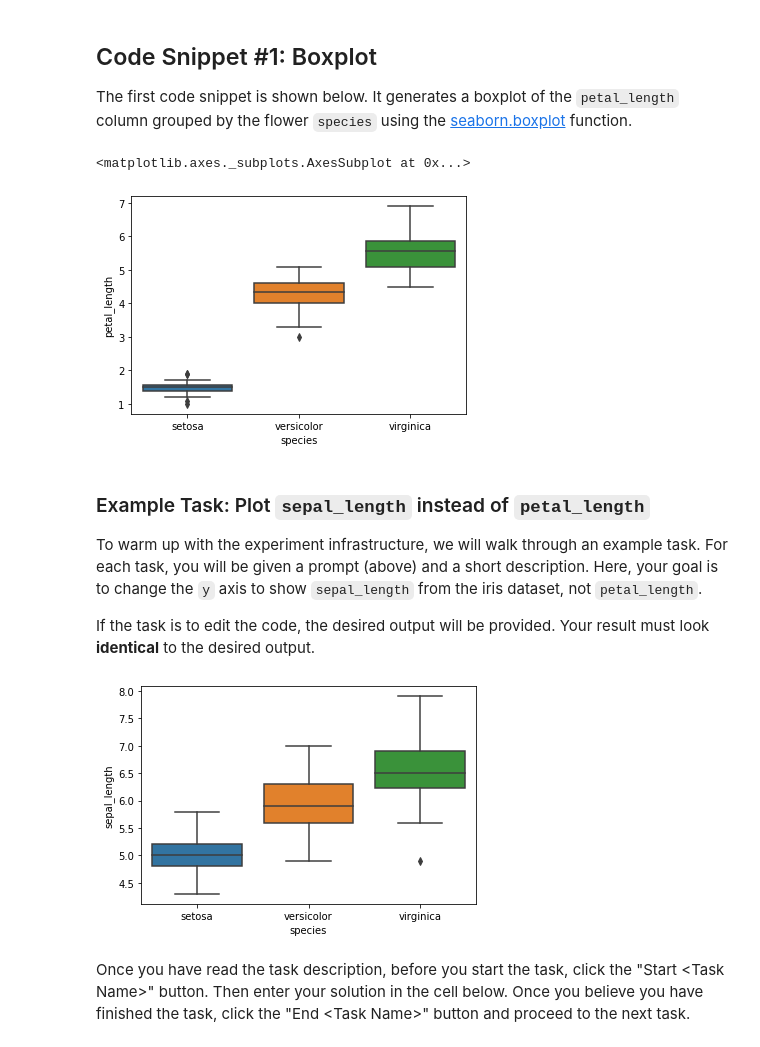
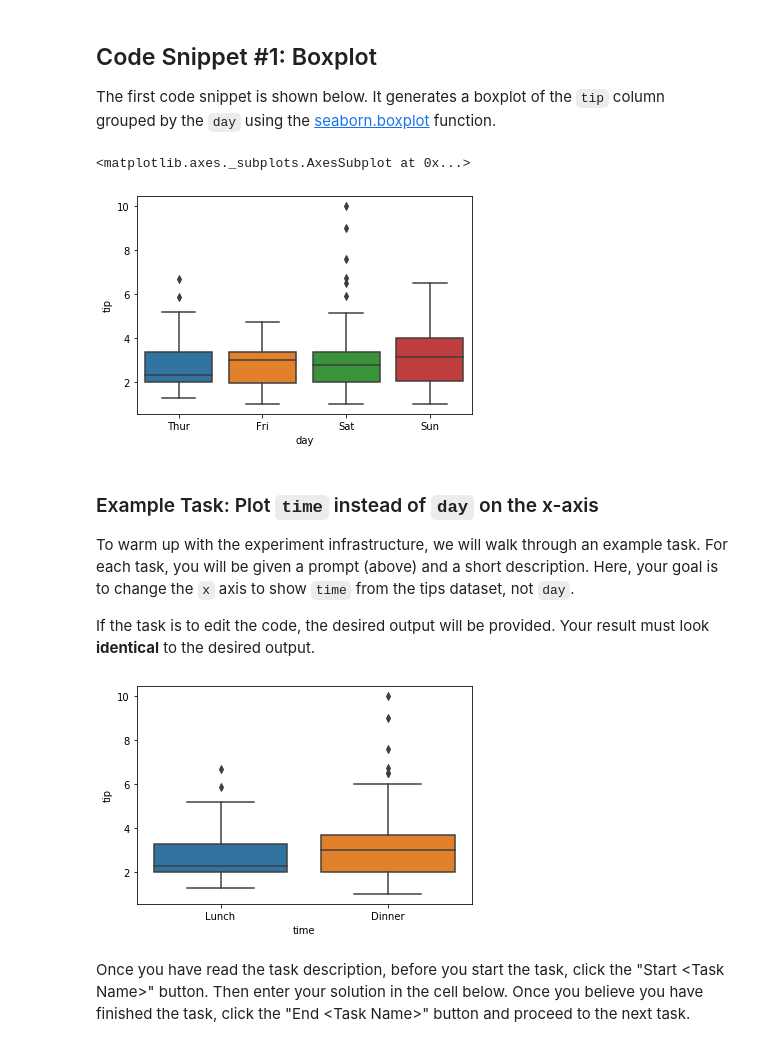
Before and after one commit to willcrichton/inliner-experiments, a Jupyter notebook: experiment.ipynb, the cells around one changed output. Drawn from its saved outputs; the diff is of its cells as text; code cells hidden in the pictures.

Commit message:
Updated experiment

```diff
--- a/experiment.ipynb
+++ b/experiment.ipynb
@@ -39,0 +33,3 @@ iris
+# %%
+tips = sns.load_dataset('tips')
+tips
@@ -40,22 +50,22 @@ iris
 # %% [markdown]
 ## Code Snippet #1: Boxplot
 
-The first code snippet is shown below. It generates a boxplot of the `petal_length` column grouped by the flower `species` using the [seaborn.boxplot](https://seaborn.pydata.org/generated/seaborn.boxplot.html) function.
+The first code snippet is shown below. It generates a boxplot of the `tip` column grouped by the `day` using the [seaborn.boxplot](https://seaborn.pydata.org/generated/seaborn.boxplot.html) function.
 # %%
-sns.boxplot(x=iris.species, y=iris.petal_length)
+sns.boxplot(x=tips.day, y=tips.tip)
 # %% [output]
 <matplotlib.axes._subplots.AxesSubplot at 0x...>
-[figure, old version]
+[figure, new version]
 # %% [markdown]
-### Example Task: Plot `sepal_length` instead of `petal_length`
+### Example Task: Plot `time` instead of `day` on the x-axis
 
-To warm up with the experiment infrastructure, we will walk through an example task. For each task, you will be given a prompt (above) and a short description. Here, your goal is to change the `y` axis to show `sepal_length` from the iris dataset, not `petal_length`.
+To warm up with the experiment infrastructure, we will walk through an example task. For each task, you will be given a prompt (above) and a short description. Here, your goal is to change the `x` axis to show `time` from the tips dataset, not `day`.
 
 If the task is to edit the code, the desired output will be provided. Your result must look **identical** to the desired output.
 # %%
-_ = sns.boxplot(x=iris.species, y=iris.sepal_length)
+_ = sns.boxplot(x=tips.time, y=tips.tip)
 # %% [output]
-[figure, old version]
+[figure, new version]
 # %% [markdown]
 Once you have read the task description, before you start the task, click the "Start &lt;Task Name&gt;" button. Then enter your solution in the cell below. Once you believe you have finished the task, click the "End &lt;Task Name&gt;" button and proceed to the next task.
 # %%
```
Also changed, not shown: parts of 38 cells of this notebook, 2 other files.
